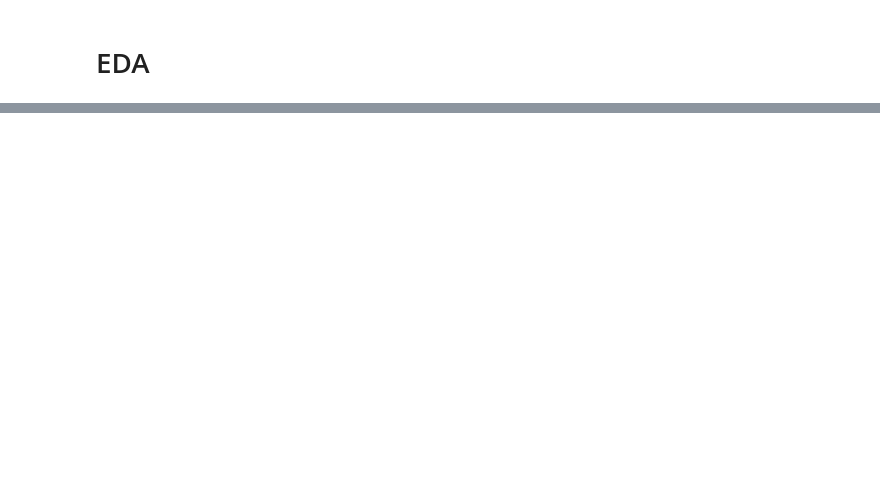
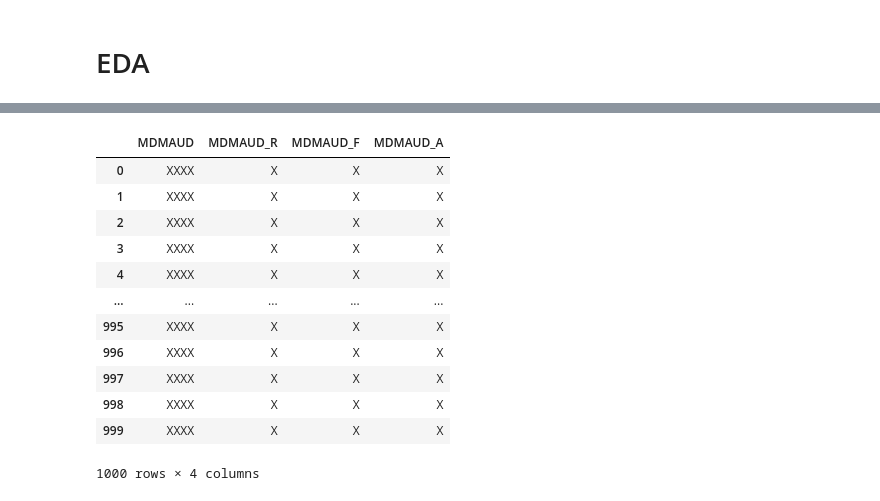
Before and after one commit to fredericosantos/ims_DM_Project, a Jupyter notebook: fs_initial_eda.ipynb, the cells around one changed output, grey strips where cells are left out. Drawn from its saved outputs; the diff is of its cells as text; code cells hidden in the pictures; blank space fills up the shorter version.

```diff
--- a/fs_initial_eda.ipynb
+++ b/fs_initial_eda.ipynb
@@ -12,0 +14,2 @@ df = pd.read_csv("donors.csv", low_memory=False).drop(columns="Unnamed: 0")
+# %%
+df = pd.read_pickle("donors.pkl")
@@ -19,4 +24,9 @@ sample_df = df.iloc[:1000, :].copy()
 # known times the donor has responded to other
 # types of mail order offers.
 
-mailOrderOffers = sample_df.loc[:, "MBCRAFT":"PUBOPP"].columns.to_list()
+groupMailOffers = sample_df.loc[:, "MBCRAFT":"PUBOPP"].columns.to_list()
+
+# dtale.show(sample_df[mailOrderOffers])
+
+for col in groupMailOffers:
+    sample_df[col] = sample_df[col].fillna(0).astype(np.int16)
@@ -41,3 +32,0 @@ pd.DataFrame([sample_df[mailOrderOffers].sum(1),sample_df.HIT]).T
-# %%
-for col in mailOrderOffers:
-    sample_df[col] = sample_df[col].fillna(0).astype(np.int16)
@@ -54,0 +35,16 @@ dtale.show(df, ignore_duplicate=True)
+# %%
+sample_df[mdmaudColumns]
+# %% [output]
+|  | MDMAUD | MDMAUD_R | MDMAUD_F | MDMAUD_A |
+| 0 | XXXX | X | X | X |
+| 1 | XXXX | X | X | X |
+| 2 | XXXX | X | X | X |
+| 3 | XXXX | X | X | X |
+| 4 | XXXX | X | X | X |
+| ... | ... | ... | ... | ... |
+| 995 | XXXX | X | X | X |
+| 996 | XXXX | X | X | X |
+| 997 | XXXX | X | X | X |
+| 998 | XXXX | X | X | X |
+| 999 | XXXX | X | X | X |
+1000 rows × 4 columns
```
Also changed, not shown: parts of 6 cells of this notebook, 3 other files.
